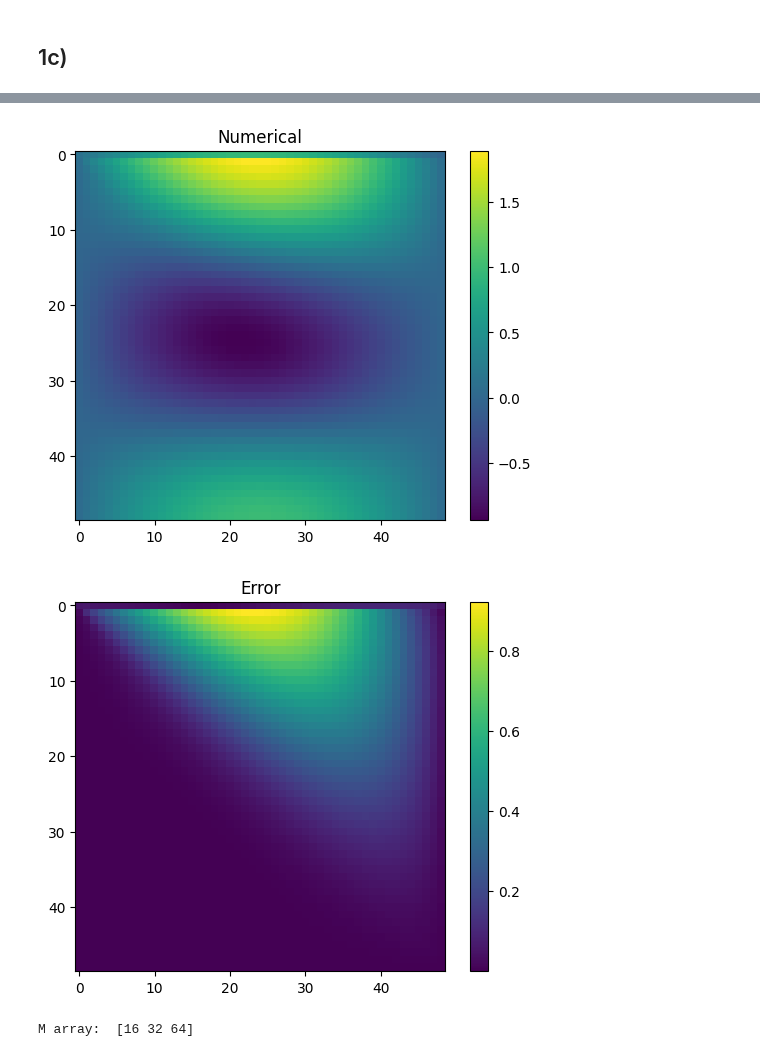
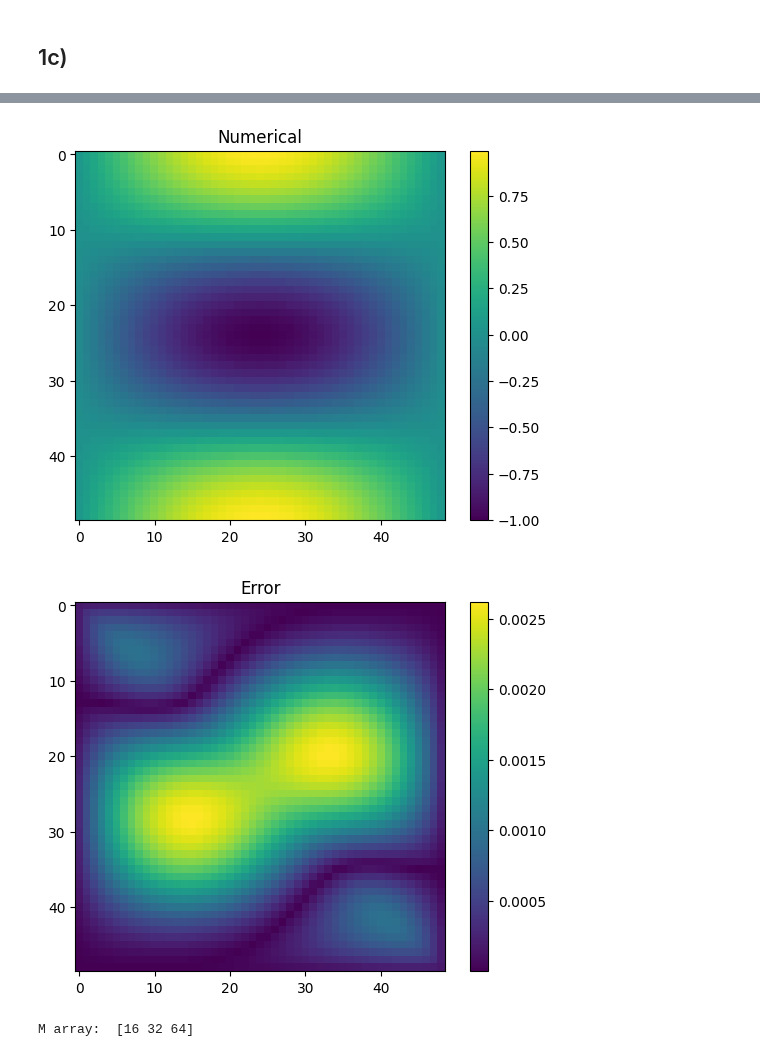
Before and after one commit to aledha/TMA4212-NumDiffDiff, a Jupyter notebook: Project 1/Proj1_code.ipynb, the cells around one changed output, grey strips where cells are left out. Cells and saved outputs as stored; diff of their text form; code cells hidden in the pictures.

```diff
--- a/Project 1/Proj1_code.ipynb
+++ b/Project 1/Proj1_code.ipynb
@@ -151,7 +151,7 @@ def solver(f, boundaries, a, M):
 
     A = triblock(C, B, D, M)
     g = dirichlet(boundaries, alpha, beta)
-    U_vec = np.linalg.solve(A, -g + f)
+    U_vec = np.linalg.solve(A, -g - f)
     U = U_vec.reshape((M-1, M-1))
     return U
 
@@ -232,36 +232,36 @@ y = np.linspace(0, 2, M+1)
 
 def u_exact(x, y):
     return np.sin(np.pi * x) * np.cos(np.pi * y)
 
 
 def f(x, y):
-    return np.pi**2 * ((-a-1-r**2) * np.sin(np.pi * x) * np.cos(np.pi * y) - 2*r * np.cos(np.pi * x) * np.sin(np.pi * y))
+    return np.pi**2 * ((a+1+r**2) * np.sin(np.pi * x) * np.cos(np.pi * y) + 2*r * np.cos(np.pi * x) * np.sin(np.pi * y))
 xx, yy = np.meshgrid(x, y)
 fvec = f(xx, yy)[1:-1, 1:-1]
 U_exact = u_exact(xx, yy)
 b = U_exact[0, :]
 t = U_exact[-1, :]
 l = U_exact[:, 0]
 r = U_exact[:, -1]
 boundaries = [l,t,r,b]
 
 plt.title('Analytical')
 plt.imshow(U_exact)
 plt.colorbar()
 plt.show()
 U = solver(fvec.flatten(), boundaries, a, M)
 plt.title('Numerical')
 plt.imshow(U.reshape((M-1,M-1)))
 plt.colorbar()
 plt.show()
 plt.title('Error')
 plt.imshow(np.abs(U.reshape((M-1, M-1)) - U_exact[1:-1,1:-1]))
 plt.colorbar()
 plt.show()
 # %% [output]
 [figure]
-[figure, old version]
+[figure, new version]
-[figure, old version]
+[figure, new version]
 # %%
 num_points = 3
 Ms = 2**np.arange(4, 4+num_points)
```
Also changed, not shown: parts of 1 cell of this notebook.
